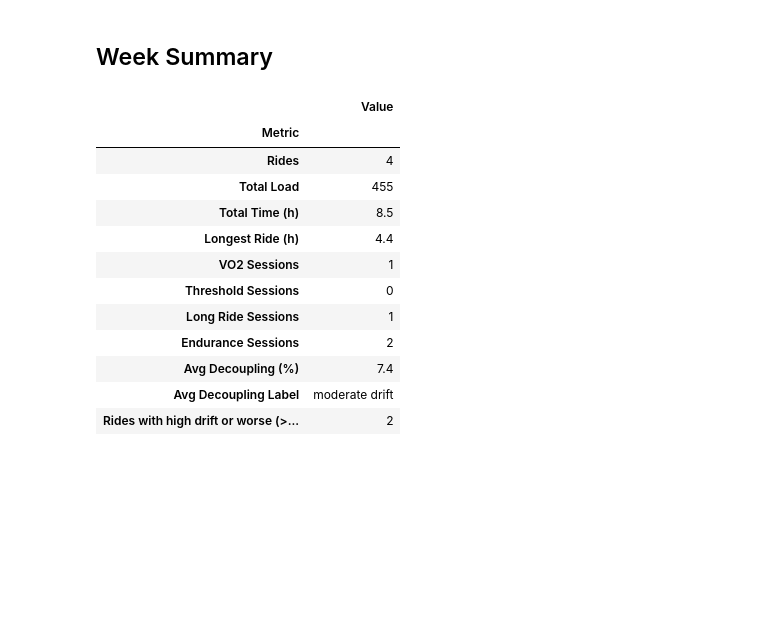
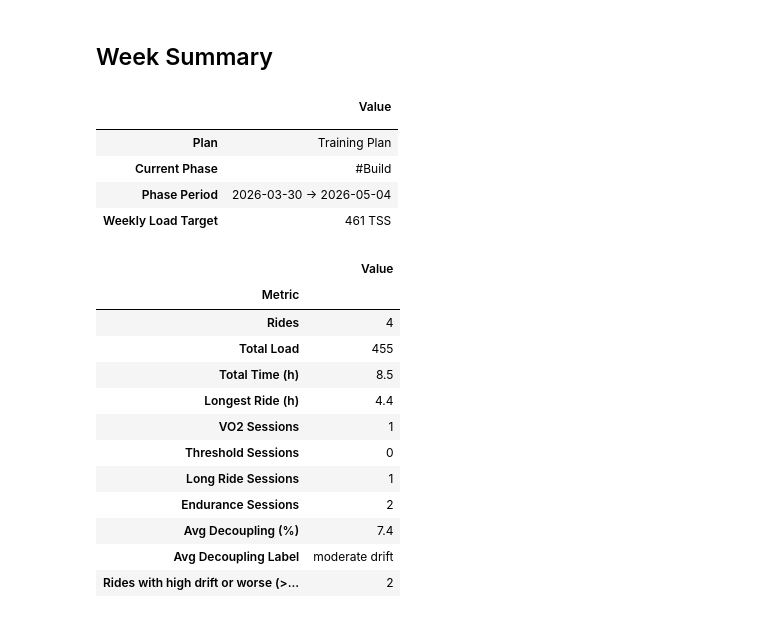
Before and after one commit to rbrands/intervals-icu-sync, a Jupyter notebook: notebooks/week_summary.ipynb, the cells around one changed output. Cells and saved outputs as stored; diff of their text form; code cells hidden in the pictures; blank space fills up the shorter version.

Commit message:
feat: Trainingsplan with phases and target load now in summary for coach

```diff
--- a/notebooks/week_summary.ipynb
+++ b/notebooks/week_summary.ipynb
@@ -73,6 +73,37 @@ pd.DataFrame(list(metrics_display.items()), columns=["Metric", "Value"]).set_ind
 | HRV | 84.00 |
 # %% [markdown]
 ## Week Summary
+# %%
+
+ws = data.get("week_summary", {})
+tp = ws.get("training_plan", {})
+
+if tp:
+    plan_name  = tp.get("plan_name") or "Training Plan"
+    phase      = tp.get("phase")
+    phase_start = tp.get("phase_start", "")
+    phase_end   = tp.get("phase_end", "")
+    load_target = tp.get("weekly_load_target")
+
+    phase_label  = f"#{phase}" if phase else "(no phase)"
+    target_label = f"{load_target} TSS" if load_target is not None else "(none)"
+
+    plan_display = {
+        "Plan":                plan_name,
+        "Current Phase":       phase_label,
+        "Phase Period":        f"{phase_start} → {phase_end}",
+        "Weekly Load Target":  target_label,
+    }
+    display(pd.DataFrame(list(plan_display.items()), columns=["", "Value"]).set_index(""))
+else:
+    print("No training plan data available — run get_training_plan.py first.")
+# %% [output]
+|  | Value |
+|  |  |
+| Plan | Training Plan |
+| Current Phase | #Build |
+| Phase Period | 2026-03-30 → 2026-05-04 |
+| Weekly Load Target | 461 TSS |
 # %%
 ws = data.get("week_summary", {})
 
```
Also changed, not shown: 5 other files.
